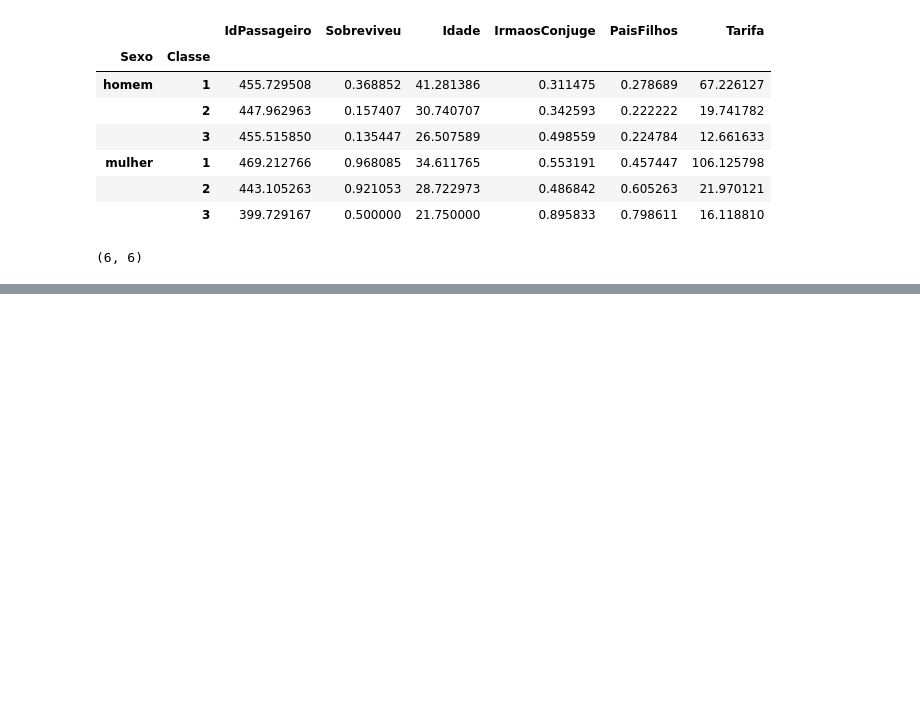
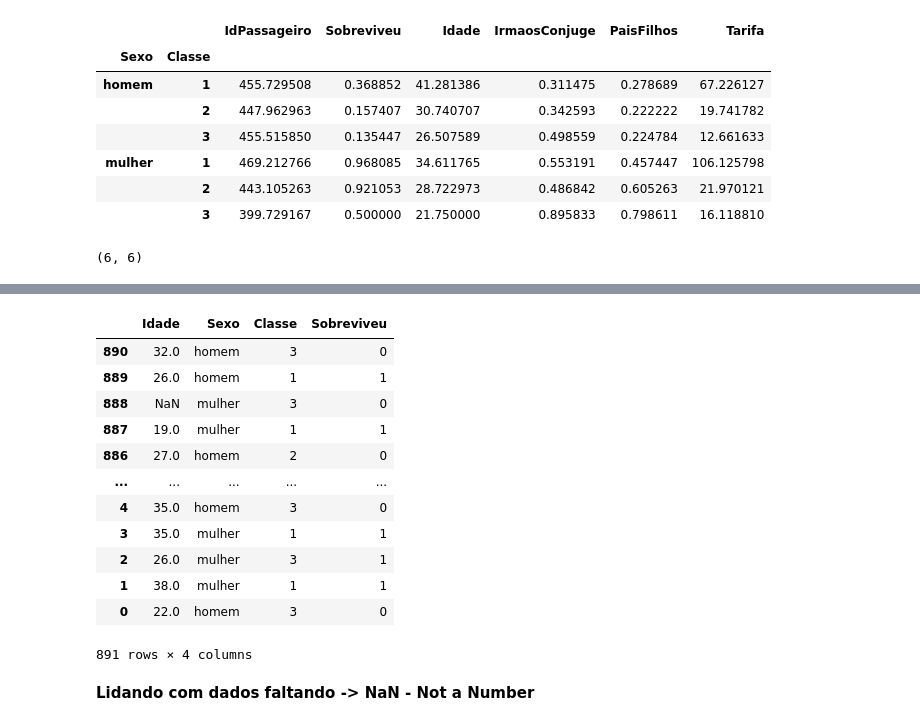
Before and after one commit to LucasRocha2308/Curso-Data-Science-e-Machine-Learning-com-Estatistica-e-Python, a Jupyter notebook: pandas_treino.ipynb, the cells around one changed output, grey strips where cells are left out. Saved outputs shown, nothing was run; the diff lists cells and outputs as text; code cells hidden in the pictures; blank space fills up the shorter version.

```diff
--- a/pandas_treino.ipynb
+++ b/pandas_treino.ipynb
@@ -446,0 +483,18 @@ data.groupby(['Sexo','Classe']).mean().shape
+# %%
+data[['Idade','Sexo','Classe','Sobreviveu']].sort_index(ascending=False)
+# %% [output]
+|  | Idade | Sexo | Classe | Sobreviveu |
+| 890 | 32.0 | homem | 3 | 0 |
+| 889 | 26.0 | homem | 1 | 1 |
+| 888 | NaN | mulher | 3 | 0 |
+| 887 | 19.0 | mulher | 1 | 1 |
+| 886 | 27.0 | homem | 2 | 0 |
+| ... | ... | ... | ... | ... |
+| 4 | 35.0 | homem | 3 | 0 |
+| 3 | 35.0 | mulher | 1 | 1 |
+| 2 | 26.0 | mulher | 3 | 1 |
+| 1 | 38.0 | mulher | 1 | 1 |
+| 0 | 22.0 | homem | 3 | 0 |
+891 rows × 4 columns
+# %% [markdown]
+**Lidando com dados faltando -> NaN - Not a Number**
```
Also changed, not shown: parts of 6 cells of this notebook.
